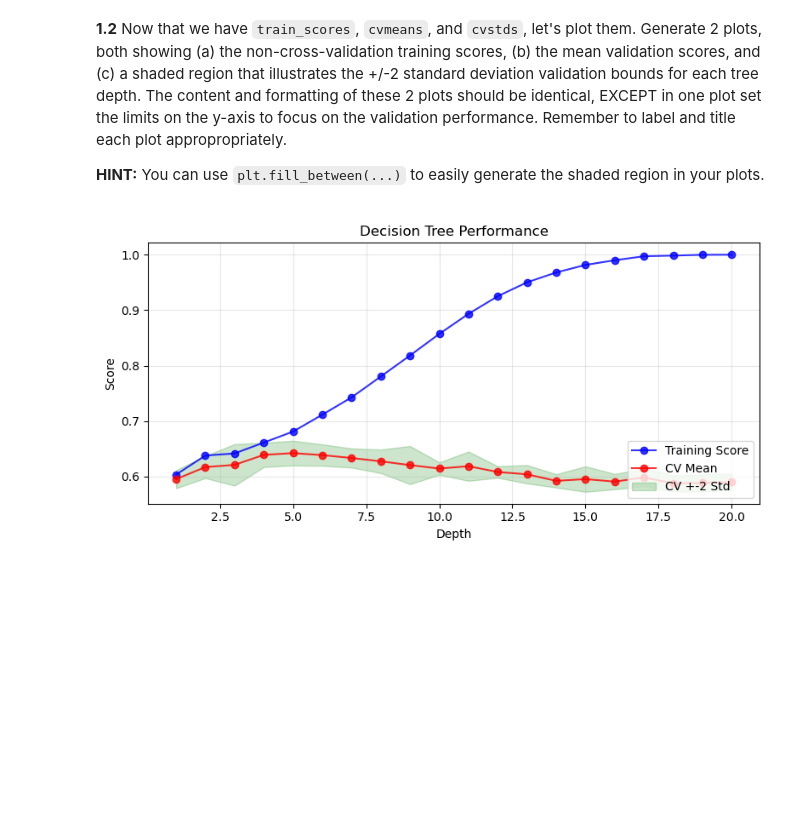
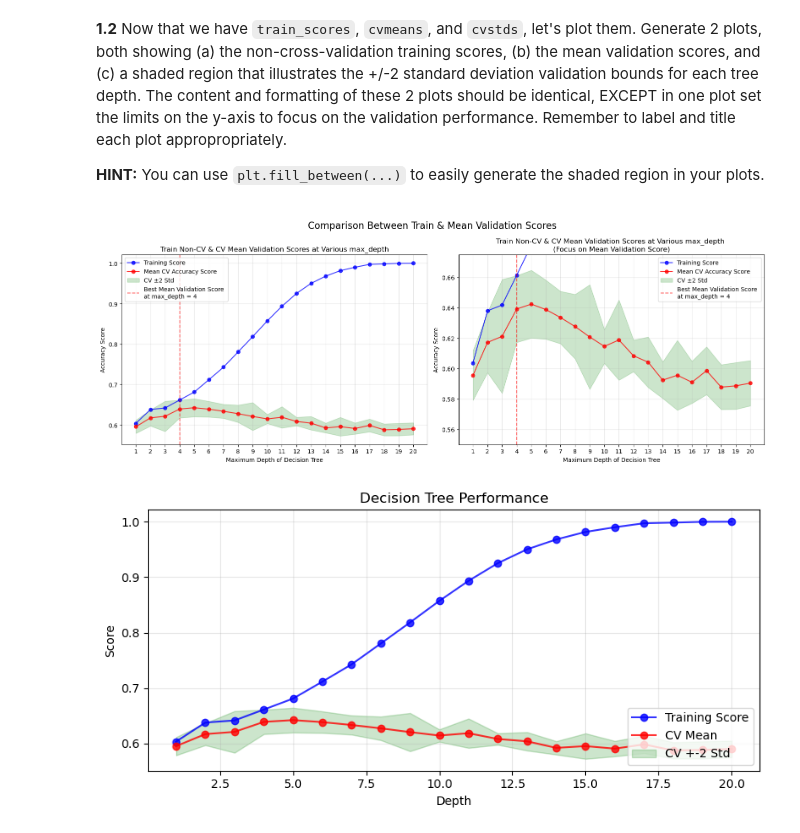
Before and after one commit to WayneKaiYeh/CSCI-E-109A-Intro-of-DS-HW, a Jupyter notebook: HW_6_notebook/cs1090a_hw6/cs1090a_hw6.ipynb, the cells around one changed output. Drawn from its saved outputs; the diff is of its cells as text; code cells hidden in the pictures; blank space fills up the shorter version.

```diff
--- a/HW_6_notebook/cs1090a_hw6/cs1090a_hw6.ipynb
+++ b/HW_6_notebook/cs1090a_hw6/cs1090a_hw6.ipynb
@@ -199,4 +241,52 @@ q1.1 results: All test cases passed!
 **HINT:** You can use `plt.fill_between(...)` to easily generate the shaded region in your plots.
 
 </div>
+# %%
+#(Update) Display chart side by side and determine the best mean validation score on chart
+
+train_scores = np.array(train_scores)
+cvmeans = np.array(cvmeans)
+cvstds = np.array(cvstds)
+x_axis = np.arange(1, 21)
+max_depth = x_axis
+
+# Calculate the upper and lower bounds for the shaded region
+upper = cvmeans + 2 * cvstds
+lower = cvmeans - 2 * cvstds
+
+
+fig, ax = plt.subplots(1, 2, figsize=(16, 6))
+ax = ax.ravel()
+
+# Full Score Range plot
+ax[0].plot(x_axis, train_scores, 'b-', marker='o', label='Training Score', alpha=0.8)
+ax[0].plot(x_axis, cvmeans, 'r-', marker='o', label='Mean CV Accuracy Score', alpha=0.8)
+ax[0].fill_between(x_axis, lower, upper, color='g', alpha=0.2, label='CV ±2 Std')
+ax[0].axvline(max_depth[np.argmax(cvmeans) - 1], color='red', alpha=0.6, linestyle='--',
+              label=f'Best Mean Validation Score \nat max_depth = {max_depth[np.argmax(cvmeans) - 1]}')
+ax[0].set_xticks(x_axis)  # Set x-axis ticks to 1, 2, ..., 20
+ax[0].legend(loc='upper left')
+ax[0].set_title('Train Non-CV & CV Mean Validation Scores at Various max_depth', fontsize=12)
+ax[0].set_xlabel('Maximum Depth of Decision Tree', fontsize=10)
+ax[0].set_ylabel('Accuracy Score', fontsize=10)
+ax[0].grid(alpha=0.3)
+
+# Focused Validation Range plot
+ax[1].plot(x_axis, train_scores, 'b-', marker='o', label='Training Score', alpha=0.8)
+ax[1].plot(x_axis, cvmeans, 'r-', marker='o', label='Mean CV Accuracy Score', alpha=0.8)
+ax[1].fill_between(x_axis, lower, upper, color='g', alpha=0.2, label='CV ±2 Std')
+ax[1].axvline(max_depth[np.argmax(cvmeans) - 1], color='red', alpha=0.6, linestyle='--',
+              label=f'Best Mean Validation Score \nat max_depth = {max_depth[np.argmax(cvmeans) - 1]}')
+ax[1].set_xticks(x_axis)
+ax[1].set_ylim(0.55, 0.675)
+ax[1].legend(loc='upper right')
+ax[1].set_title('Train Non-CV & CV Mean Validation Scores at Various max_depth \n(Focus on Mean Validation Score)', fontsize=12)
+ax[1].set_xlabel('Maximum Depth of Decision Tree', fontsize=10)
+ax[1].set_ylabel('Accuracy Score', fontsize=10)
+ax[1].grid(alpha=0.3)
+
+fig.suptitle('Comparison Between Train & Mean Validation Scores', fontsize=16)
+plt.tight_layout()
+# %% [output]
+[figure, added]
 # %%
```
Also changed, not shown: parts of 41 cells of this notebook.
